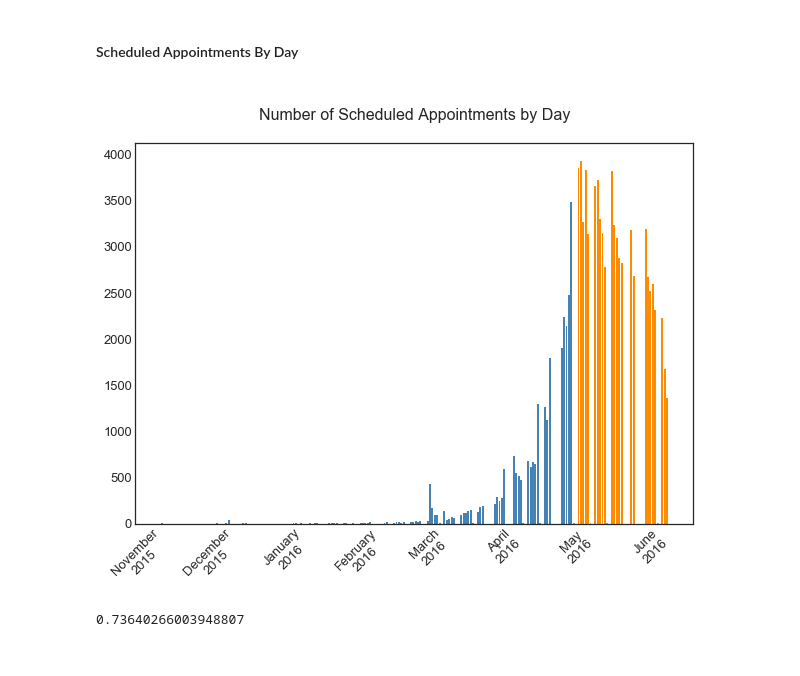
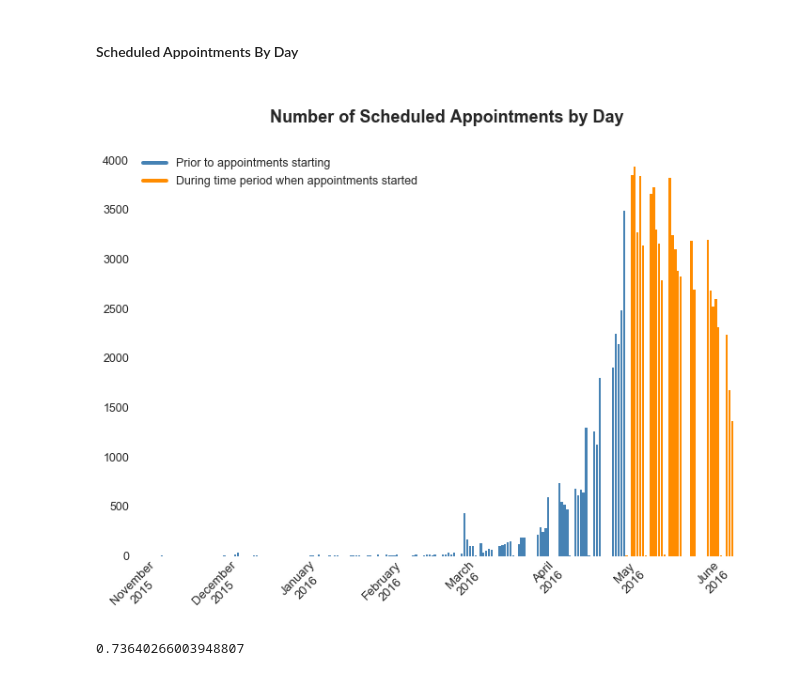
Before and after one commit to jaclynrich/appt-no-show, a Jupyter notebook: appt-no-show.ipynb, the cells around one changed output. Drawn from its saved outputs; the diff is of its cells as text; code cells hidden in the pictures.

```diff
--- a/appt-no-show.ipynb
+++ b/appt-no-show.ipynb
@@ -826,0 +539,12 @@ len(ow) - len(df)
+# %%
+df = pd.read_csv('df.csv')
+# %%
+df['PatientID'] = df['PatientID'].astype(str)
+df['AppointmentID'] = df['AppointmentID'].astype(str)
+df['ScheduledDay'] = pd.to_datetime(df['ScheduledDay'])
+df['AppointmentDay'] = pd.to_datetime(df['AppointmentDay'])
+df['ScheduledDayDate'] = pd.to_datetime(df['ScheduledDayDate']).dt.date
+df['AppointmentDayDate'] = pd.to_datetime(df['AppointmentDayDate']).dt.date
+# %%
+df.drop('Unnamed: 0', axis = 1, inplace = True)
+df.head()
@@ -837,6 +582,8 @@ unique_patients = df.groupby('PatientID').first()
 len(unique_patients)
 # %% [output]
 62298
+# %%
+matplotlib.rcParams.update({'font.size': 12.5})
 # %%
 # Plot binary patient characteristics
 fields = ['Gender', 'BolsaFamilia', 'Alcoholism', 'Diabetes', 'Hypertension']
@@ -1001,24 +762,30 @@ round(df[df['Weekend'] == 0]['AppointmentDay'].value_counts().mean(), 2)
 # %%
 sched_date_counts = df.groupby('ScheduledDayDate')['ScheduledDayDate'].count()
 
 # Find index of first scheduled date that is an appointment date
 sched_len = len(sched_date_counts)
 first_ix = list(sched_date_counts.index > df['AppointmentDayDate'].min()).index(True)
 
 # Use orange for the appointments scheduled during the time period that
 # the appointments took place
 colors = ['steelblue'] * first_ix
 colors.extend(['darkorange'] * (sched_len-first_ix))
 
-fig, ax = plt.subplots(figsize = (10, 7))
+fig, ax = plt.subplots(figsize = (12, 8))
 ax.bar(sched_date_counts.index, sched_date_counts, color = colors)
 ax.xaxis.set_major_locator(mdates.MonthLocator())
 ax.xaxis.set_major_formatter(mdates.DateFormatter('%B\n%Y'))
+
+custom_lines = [Line2D([0], [0], color = 'steelblue', lw=4),
+                Line2D([0], [0], color = 'darkorange', lw=4)]
+ax.legend(custom_lines, ['Prior to appointments starting',
+                         'During time period when appointments started'])
+
+sns.despine(left = True, bottom = True)
 plt.xticks(rotation = 45, fontsize = 13)
-plt.yticks(fontsize = 13)
-plt.title('\nNumber of Scheduled Appointments by Day\n', fontsize = 16);
+plt.title('\nNumber of Scheduled Appointments by Day\n', fontsize = 18, fontweight = 'bold');
 # %% [output]
-[figure, old version]
+[figure, new version]
 # %%
 # Proportion of appointments that were scheduled during the time period that
 # the appointments took place
```
Also changed, not shown: parts of 119 cells of this notebook.
